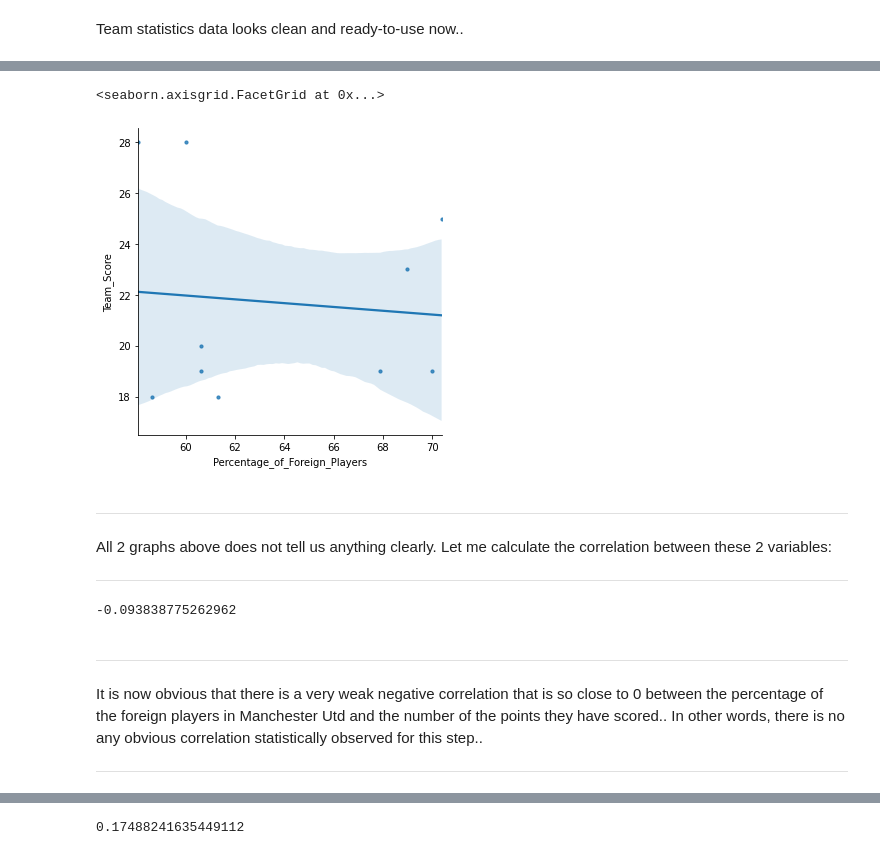
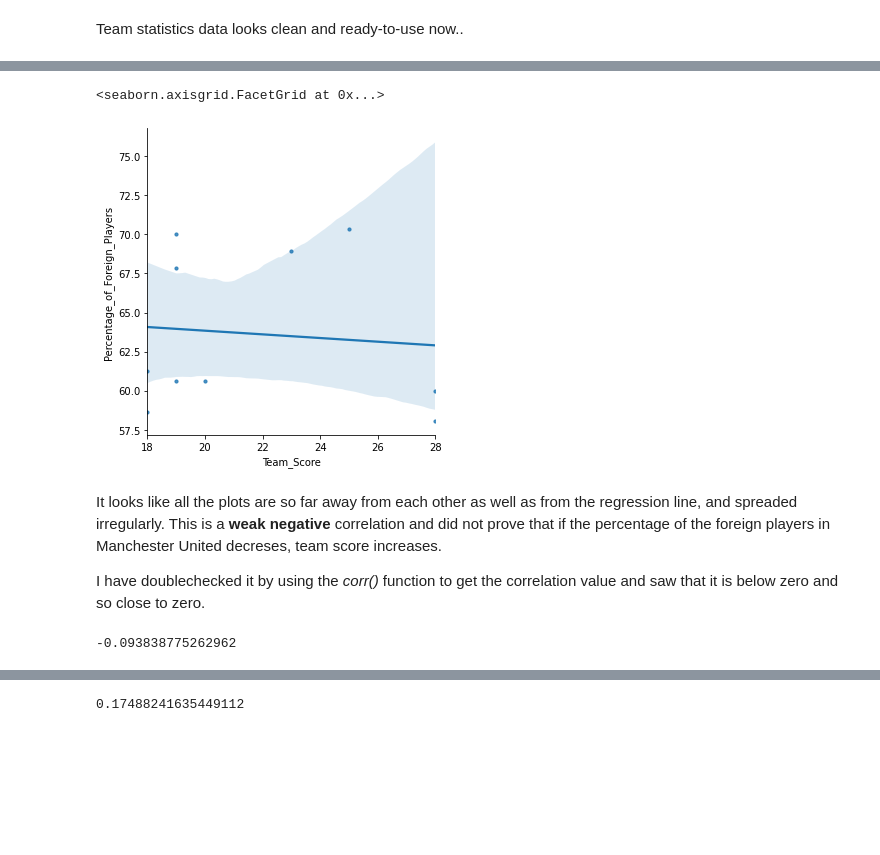
Before and after one commit to ayktonr/uol_dsc020_cw, a Jupyter notebook: cw_main.ipynb, the cells around one changed output, grey strips where cells are left out. Saved outputs shown, nothing was run; the diff lists cells and outputs as text; code cells hidden in the pictures; blank space fills up the shorter version.

```diff
--- a/cw_main.ipynb
+++ b/cw_main.ipynb
@@ -214,8 +215,8 @@ if not len(lst_of_df_seasons):
 
 #All the files added to the lst_of_df_seasons concataneted here so I will have only 1 data frame in the end having
 #data for all the seasons in it.
-df_all_seasons_mUtd = pd.concat(lst_of_df_seasons, ignore_index=True)
+df_all_seasons_mUtd_player = pd.concat(lst_of_df_seasons, ignore_index=True)
 
 #Main function is called here to start the data cleaning process.
-df_all_seasons_mUtd_clean = main_clean_func(df_all_seasons_mUtd ,'1')
+df_all_seasons_mUtd_player_clean = main_clean_func(df_all_seasons_mUtd_player ,'1')
 # %%
@@ -256,3 +255,5 @@ df_all_seasons_mUtd_clean =  df_all_seasons_mUtd_clean.dropna()
+# %%
+df_all_seasons_mUtd_player_clean =  df_all_seasons_mUtd_player_clean.dropna()
 # %% [markdown]
 Because some null records dropped, the index of the data frame is not clean anymore. Pandas' reset_index() function
 is a useful function in this sort of scenerious to make the numeric values in the index
@@ -497,0 +423,23 @@ df_players_with_percentage[['Percentage_of_Foreign_Players','Team_Score']].plot(
+# %%
+#In order to merge my new dataframe (*df_players_with_percentage*) with the team statistics
+#dataframe (df_all_mUtd_stats_clean), a new copy of *df_players_with_percentage* created here by first setting
+#the index to 'Season'.
+df_all_mUtd_stats_clean_index_changed = df_all_mUtd_stats_clean.set_index('Season').copy()
+
+df_players_with_percentage = pd.merge(df_players_with_percentage
+                                      ,df_all_mUtd_stats_clean_index_changed
+                                      ,left_index=True
+                                      ,right_index=True)
+
+
+#After the merge, only needed columns selected here.. The column name for 'Wins' changed to
+#'Team_Score' to make it easy to understand..
+df_players_with_percentage = ( df_players_with_percentage [['Num_Foreign_Players'
+                                                        ,'Total_Num_Players'
+                                                        ,'Percentage_of_Foreign_Players'
+                                                        ,'Wins'
+                                                        ,'Ranking']]
+                             .rename (columns={'Wins': 'Team_Score'})
+                             )
+
+df_players_with_percentage
@@ -498,26 +467,19 @@ df_players_with_percentage[['Percentage_of_Foreign_Players','Team_Score']].plot(
 # %%
-sns.lmplot('Percentage_of_Foreign_Players'
-           ,'Team_Score'
+sns.lmplot('Team_Score'
+           ,'Percentage_of_Foreign_Players'
            ,data=df_players_with_percentage
            ,fit_reg=True
            ,scatter_kws={"marker": "D"
-                        ,"s": 10})
+                        ,"s": 10}
+          )
 # %% [output]
 <seaborn.axisgrid.FacetGrid at 0x...>
-[figure, old version]
+[figure, new version]
-# %% [markdown]
-***
-
-All 2 graphs above does not tell us anything clearly. Let me calculate the correlation between these 2 variables:
-
-***
+# %% [markdown]
+It looks like all the plots are so far away from each other as well as from the regression line, and spreaded irregularly. This is a **weak negative** correlation and did not prove that if the percentage of the foreign players in Manchester United decreses, team score increases.
+
+I have doublechecked it by using the *corr()* function to get the correlation value and saw that it is below zero and so close to zero.
 # %%
 df_players_with_percentage.Percentage_of_Foreign_Players.corr(df_players_with_percentage.Team_Score)
 # %% [output]
 -0.093838775262962
-# %% [markdown]
-***
-
-It is now obvious that there is a very weak negative correlation that is so close to 0 between the percentage of the foreign players in Manchester Utd and the number of the points they have scored..  In other words, there is no any obvious correlation statistically observed for this step..
-
-***
```
Also changed, not shown: parts of 52 cells of this notebook.
